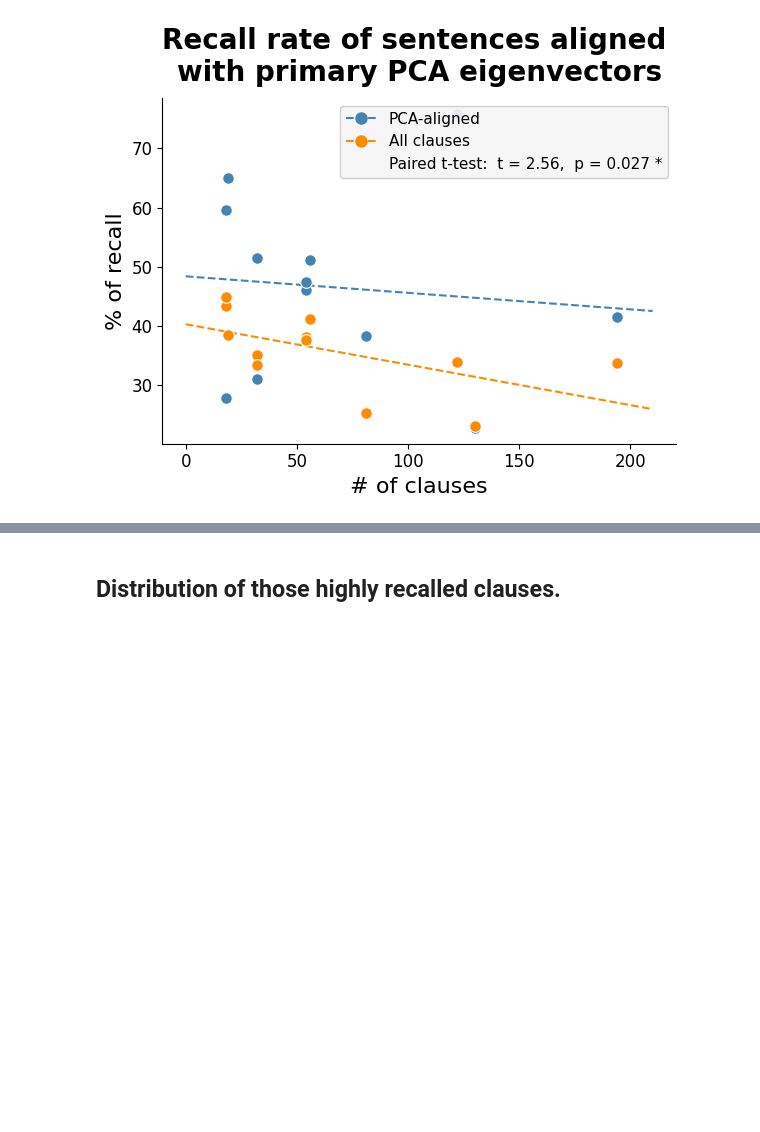
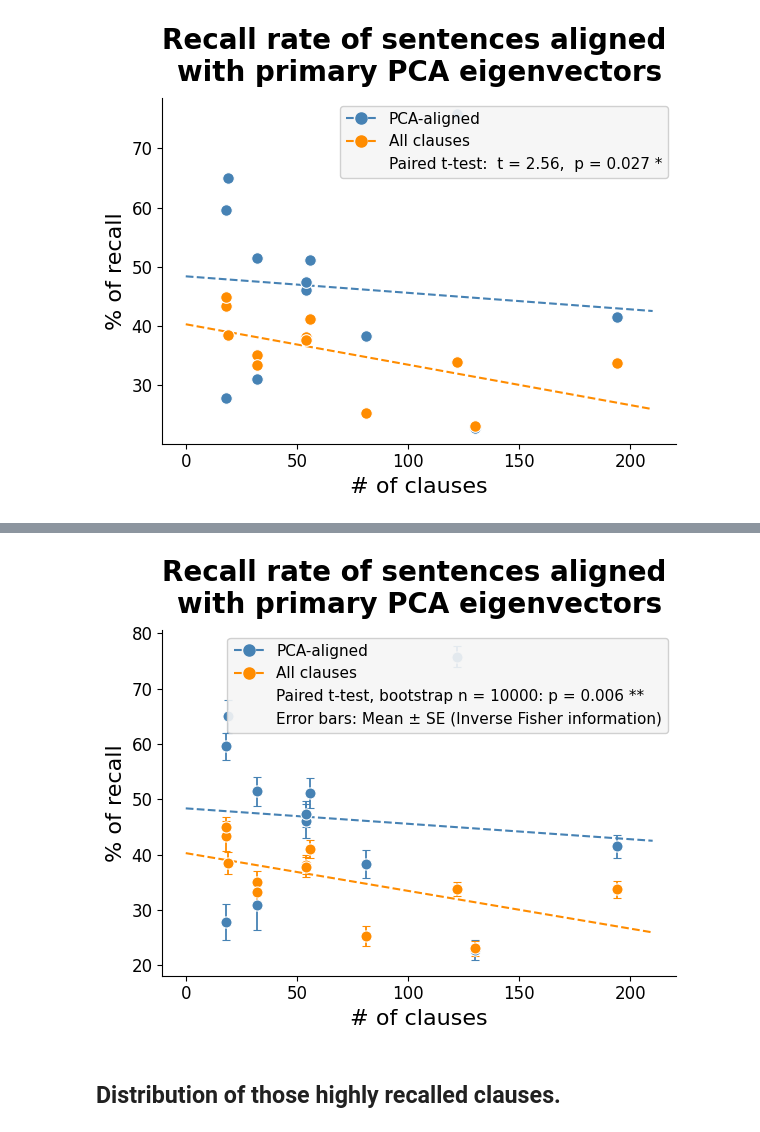
Before and after one commit to Yidan-Zhu/structured_compression_in_narrative_memory, a Jupyter notebook: study 3 - clauses aligned with PCA directions.ipynb, the cells around one changed output, grey strips where cells are left out. Saved outputs shown, nothing was run; the diff lists cells and outputs as text; code cells hidden in the pictures; blank space fills up the shorter version.

```diff
--- a/study 3 - clauses aligned with PCA directions.ipynb
+++ b/study 3 - clauses aligned with PCA directions.ipynb
@@ -233,6 +233,6 @@ Significant components per story: [3, 4, 3, 4, 5, 8, 8, 8, 12, 13, 16, 9]
 # %%
 ## extract eigenvectors from the signal PCA directions.
-n_components = [3, 4, 3, 4, 5, 8, 8, 8, 12, 13, 16, 9]
+n_components = [3, 4, 3, 4, 5, 8, 8, 8, 12, 13, 16, 10]
 eigenvec = [[] for i in np.arange(12)]
 
 for i in np.arange(12):
@@ -440,7 +470,7 @@ from scipy.stats import ttest_rel, t as t_dist
 import numpy as np
 
 x = np.array(mean_recall)
-y_arr = np.array(all_clauses_recall)
+y_arr = np.array(mean_all_clauses_recall)
 diff  = x - y_arr
 n     = len(diff)
 
@@ -569,0 +618,69 @@ plt.show()
+# %%
+from scipy.stats import ttest_rel
+from matplotlib.lines import Line2D
+
+# ── compute per-story mean recall rate + Fisher-information SE (from participants) ──
+mean_recall = [np.mean(story_values) for story_values in recall_data_participant]
+se_recall_pca = [
+    np.std(story_values, ddof=1) / np.sqrt(len(story_values))
+    for story_values in recall_data_participant
+]
+
+mean_all_clauses_recall = [np.mean(story_values) for story_values in all_clauses_recall_participant]
+se_recall_all = [
+    np.std(story_values, ddof=1) / np.sqrt(len(story_values))
+    for story_values in all_clauses_recall_participant
+]
+
+for i in range(12):
+    print(
+        f"Story {i+1}: "
+        f"PCA-aligned mean={mean_recall[i]:.2f}, SE={se_recall_pca[i]:.3f}  |  "
+        f"All clauses mean={mean_all_clauses_recall[i]:.2f}, SE={se_recall_all[i]:.3f}"
+    )
+
+# ── plot ──────────────────────────────────────────────────────────────────
+t_stat, p_paired = ttest_rel(mean_recall, mean_all_clauses_recall)
+
+fig, ax = plt.subplots(figsize=(6, 5))
+
+x_reg = np.linspace(0, 210, 300)
+
+ax.errorbar(clauses, mean_recall, yerr=se_recall_pca,
+            fmt='o', color='steelblue', ecolor='steelblue', elinewidth=1.3,
+            capsize=3, markersize=8, zorder=3, markeredgecolor='white',
+            markeredgewidth=0.8)
+ax.plot(x_reg, intercept + slope * x_reg, "--", color="steelblue", lw=1.5)
+
+ax.errorbar(clauses, mean_all_clauses_recall, yerr=se_recall_all,
+            fmt='o', color='darkorange', ecolor='darkorange', elinewidth=1.3,
+            capsize=3, markersize=8, zorder=3, markeredgecolor='white',
+            markeredgewidth=0.8)
+ax.plot(x_reg, intercept2 + slope2 * x_reg, "--", color="darkorange", lw=1.5)
+
+ax.set_title("Recall rate of sentences aligned \nwith primary PCA eigenvectors",
+             size=20, pad=12, fontweight="bold")
+ax.set_xlabel("# of clauses", size=16)
+ax.set_ylabel("% of recall", size=16)
+ax.tick_params(labelsize=12)
+ax.spines[['top', 'right']].set_visible(False)
+
+p_str      = f"p = {p_paired:.3f}" if p_paired >= 0.05 else f"p = {p_paired:.3f} *"
+p_boot_str = f"p = {p_boot:.3f}"   if p_boot   >= 0.05 else f"p = {p_boot:.3f} **"
+
+handles = [
+    Line2D([0], [0], marker='o', color='steelblue', markerfacecolor='steelblue',
+           markersize=8, linestyle='--', lw=1.5, label='PCA-aligned'),
+    Line2D([0], [0], marker='o', color='darkorange', markerfacecolor='darkorange',
+           markersize=8, linestyle='--', lw=1.5, label='All clauses'),
+    Line2D([0], [0], color='none',
+           label=f'Paired t-test, bootstrap n = 10000: {p_boot_str}'),
+    Line2D([0], [0], color='none', label='Error bars: Mean ± SE (Inverse Fisher information)'),
+]
+ax.legend(handles=handles, fontsize=11, loc='upper right',
+          frameon=True, facecolor='#f5f5f5', edgecolor='#ccc', framealpha=0.9)
+
+plt.tight_layout()
+plt.savefig('pca_recall_vs_all.png', dpi=150, bbox_inches='tight')
+plt.show()
+# %% [output]
@@ -570,3 +699,4 @@ plt.show()
+[figure, added]
 # %% [markdown]
 ## Distribution of those highly recalled clauses.
 # %%
```
Also changed, not shown: parts of 7 cells of this notebook, 5 other files.
